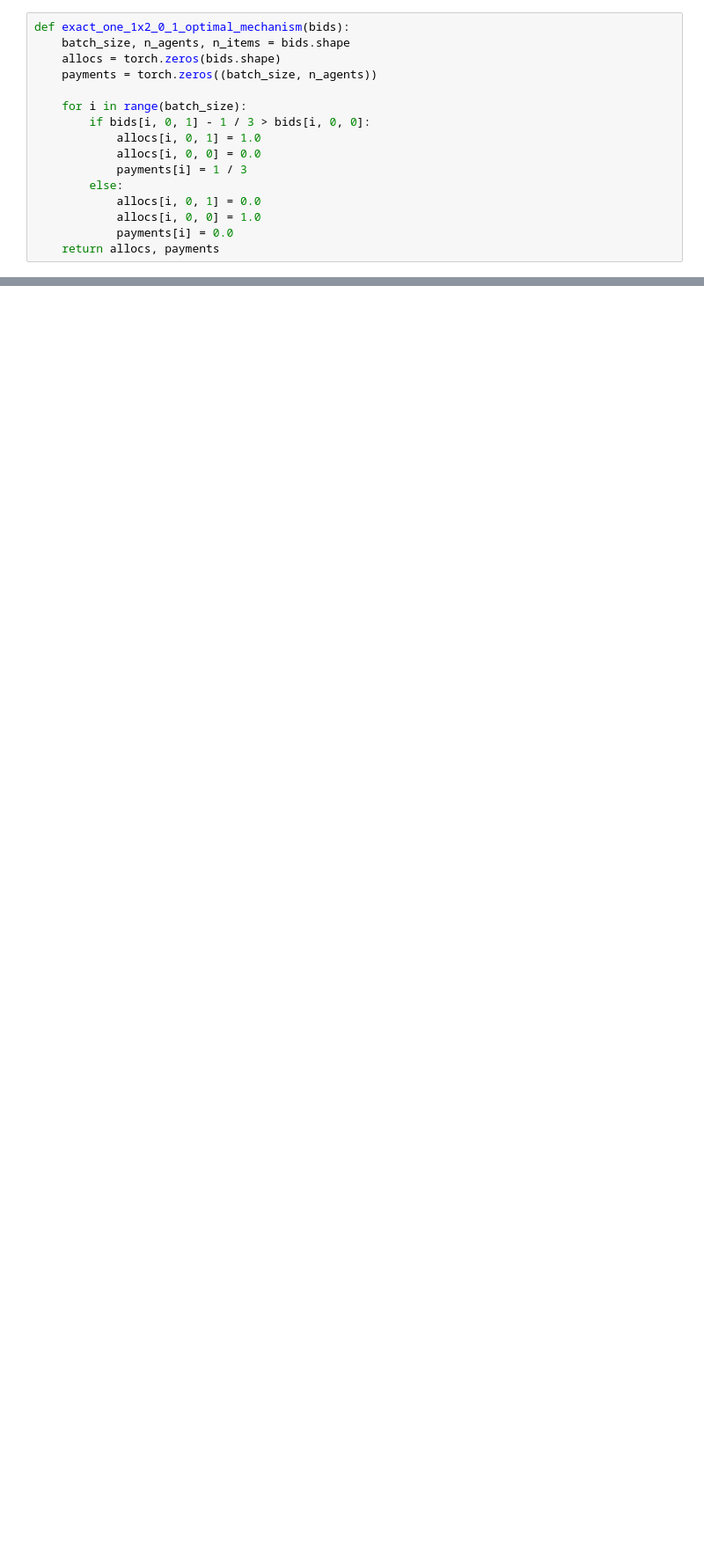
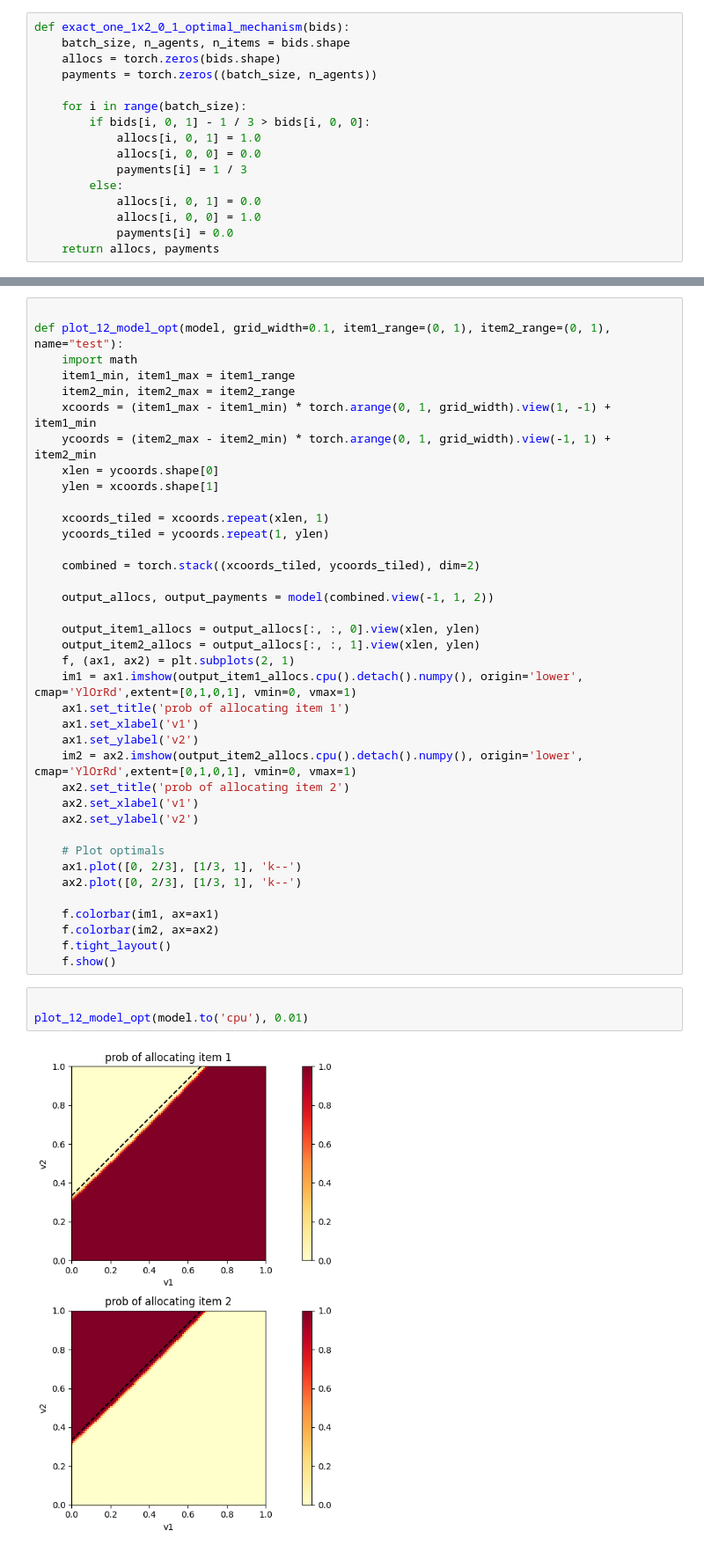
Before and after one commit to urolyi1/MechanismDesign, a Jupyter notebook: scaled_exact_one_1x2.ipynb, the cells around one changed output, grey strips where cells are left out. Shown at 88% size. Saved outputs shown, nothing was run; the diff lists cells and outputs as text; blank space fills up the shorter version.

Commit message:
extra plots etc.

```diff
--- a/scaled_exact_one_1x2.ipynb
+++ b/scaled_exact_one_1x2.ipynb
@@ -203,0 +223,43 @@ pu.plot_12_model(exact_one_1x2_0_1_optimal_mechanism, 0.01, (0,1), (0,1))
+# %%
+
+def plot_12_model_opt(model, grid_width=0.1, item1_range=(0, 1), item2_range=(0, 1), name="test"):
+    import math
+    item1_min, item1_max = item1_range
+    item2_min, item2_max = item2_range
+    xcoords = (item1_max - item1_min) * torch.arange(0, 1, grid_width).view(1, -1) + item1_min
+    ycoords = (item2_max - item2_min) * torch.arange(0, 1, grid_width).view(-1, 1) + item2_min
+    xlen = ycoords.shape[0]
+    ylen = xcoords.shape[1]
+
+    xcoords_tiled = xcoords.repeat(xlen, 1)
+    ycoords_tiled = ycoords.repeat(1, ylen)
+
+    combined = torch.stack((xcoords_tiled, ycoords_tiled), dim=2)
+
+    output_allocs, output_payments = model(combined.view(-1, 1, 2))
+
+    output_item1_allocs = output_allocs[:, :, 0].view(xlen, ylen)
+    output_item2_allocs = output_allocs[:, :, 1].view(xlen, ylen)
+    f, (ax1, ax2) = plt.subplots(2, 1)
+    im1 = ax1.imshow(output_item1_allocs.cpu().detach().numpy(), origin='lower', cmap='YlOrRd',extent=[0,1,0,1], vmin=0, vmax=1)
+    ax1.set_title('prob of allocating item 1')
+    ax1.set_xlabel('v1')
+    ax1.set_ylabel('v2')
+    im2 = ax2.imshow(output_item2_allocs.cpu().detach().numpy(), origin='lower', cmap='YlOrRd',extent=[0,1,0,1], vmin=0, vmax=1)
+    ax2.set_title('prob of allocating item 2')
+    ax2.set_xlabel('v1')
+    ax2.set_ylabel('v2')
+
+    # Plot optimals
+    ax1.plot([0, 2/3], [1/3, 1], 'k--')
+    ax2.plot([0, 2/3], [1/3, 1], 'k--')
+
+    f.colorbar(im1, ax=ax1)
+    f.colorbar(im2, ax=ax2)
+    f.tight_layout()
+    f.show()
+# %%
+
+plot_12_model_opt(model.to('cpu'), 0.01)
+# %% [output]
+[figure, added]
```
Also changed, not shown: parts of 2 cells of this notebook.
